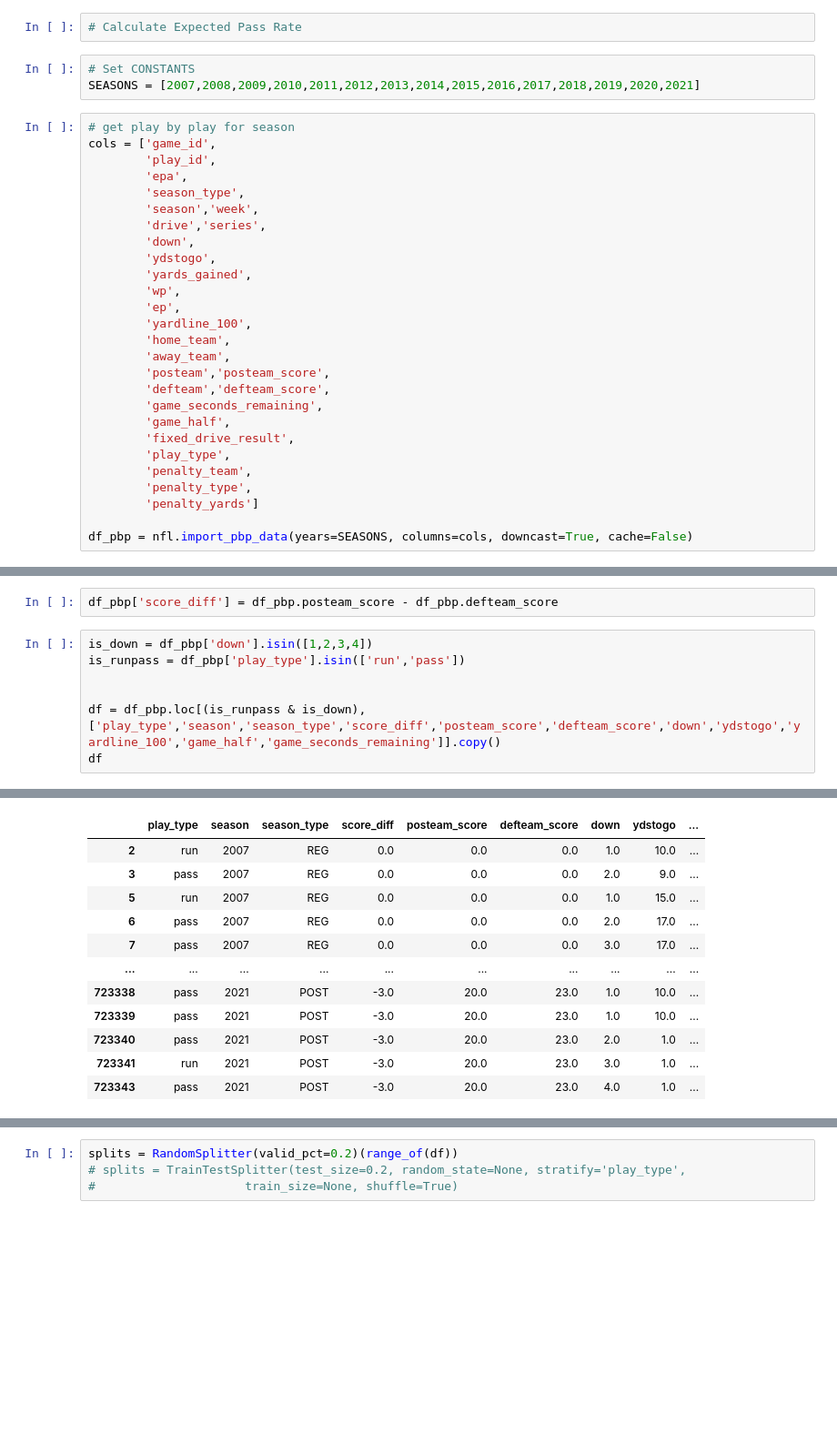
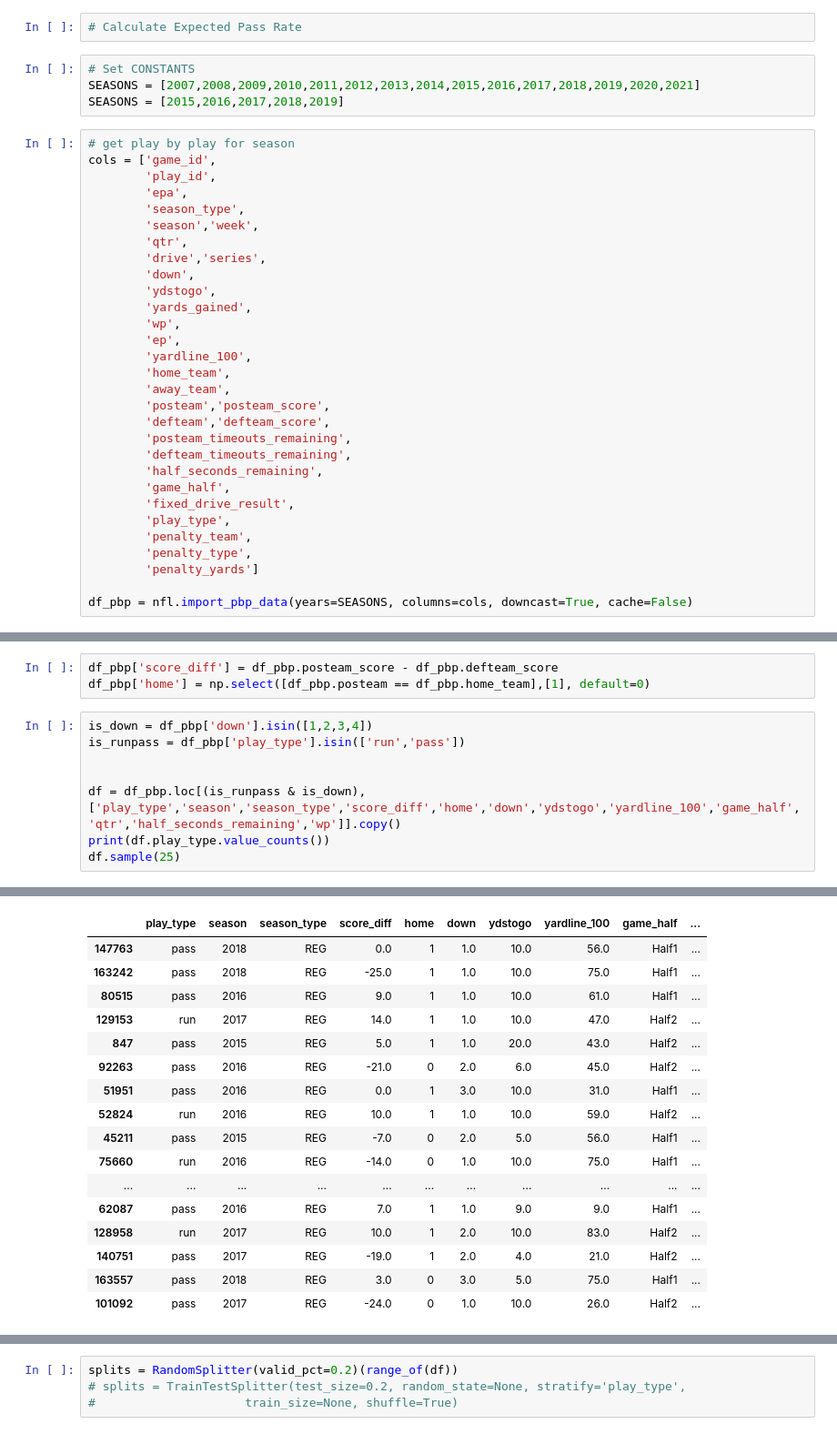
Before and after one commit to keeganheilman/fastbook, a Jupyter notebook: Lesson-1-personal_exercise.ipynb, the cells around one changed output, grey strips where cells are left out. Shown at 91% size. Cells and saved outputs as stored; diff of their text form; blank space fills up the shorter version.

```diff
--- a/Lesson-1-personal_exercise.ipynb
+++ b/Lesson-1-personal_exercise.ipynb
@@ -10,6 +10,7 @@ import pandas as pd
 # %%
 # Set CONSTANTS
 SEASONS = [2007,2008,2009,2010,2011,2012,2013,2014,2015,2016,2017,2018,2019,2020,2021]
+SEASONS = [2015,2016,2017,2018,2019]
 # %%
 # get play by play for season
 cols = ['game_id',
@@ -17,6 +18,7 @@ cols = ['game_id',
         'epa',
         'season_type',
         'season','week',
+        'qtr',
         'drive','series',
         'down',
         'ydstogo',
@@ -28,7 +30,9 @@ cols = ['game_id',
         'away_team',
         'posteam','posteam_score',
         'defteam','defteam_score',
-        'game_seconds_remaining',
+        'posteam_timeouts_remaining',
+        'defteam_timeouts_remaining',
+        'half_seconds_remaining',
         'game_half',
         'fixed_drive_result',
         'play_type',
@@ -56,11 +50,13 @@ df_pbp = nfl.import_pbp_data(years=SEASONS, columns=cols, downcast=True, cache=F
 Downcasting floats.
 # %%
 df_pbp['score_diff'] = df_pbp.posteam_score - df_pbp.defteam_score
+df_pbp['home'] = np.select([df_pbp.posteam == df_pbp.home_team],[1], default=0)
 # %%
 is_down = df_pbp['down'].isin([1,2,3,4])
 is_runpass = df_pbp['play_type'].isin(['run','pass'])
 
 
-df = df_pbp.loc[(is_runpass & is_down), ['play_type','season','season_type','score_diff','posteam_score','defteam_score','down','ydstogo','yardline_100','game_half','game_seconds_remaining']].copy()
-df
+df = df_pbp.loc[(is_runpass & is_down), ['play_type','season','season_type','score_diff','home','down','ydstogo','yardline_100','game_half','qtr','half_seconds_remaining','wp']].copy()
+print(df.play_type.value_counts())
+df.sample(25)
 # %% [output]
@@ -67,12 +66,17 @@ df
-|  | play_type | season | season_type | score_diff | posteam_score | defteam_score | down | ydstogo | ... |
-| 2 | run | 2007 | REG | 0.0 | 0.0 | 0.0 | 1.0 | 10.0 | ... |
-| 3 | pass | 2007 | REG | 0.0 | 0.0 | 0.0 | 2.0 | 9.0 | ... |
-| 5 | run | 2007 | REG | 0.0 | 0.0 | 0.0 | 1.0 | 15.0 | ... |
-| 6 | pass | 2007 | REG | 0.0 | 0.0 | 0.0 | 2.0 | 17.0 | ... |
-| 7 | pass | 2007 | REG | 0.0 | 0.0 | 0.0 | 3.0 | 17.0 | ... |
-| ... | ... | ... | ... | ... | ... | ... | ... | ... | ... |
-| 723338 | pass | 2021 | POST | -3.0 | 20.0 | 23.0 | 1.0 | 10.0 | ... |
-| 723339 | pass | 2021 | POST | -3.0 | 20.0 | 23.0 | 1.0 | 10.0 | ... |
-| 723340 | pass | 2021 | POST | -3.0 | 20.0 | 23.0 | 2.0 | 1.0 | ... |
-| 723341 | run | 2021 | POST | -3.0 | 20.0 | 23.0 | 3.0 | 1.0 | ... |
-| 723343 | pass | 2021 | POST | -3.0 | 20.0 | 23.0 | 4.0 | 1.0 | ... |
+|  | play_type | season | season_type | score_diff | home | down | ydstogo | yardline_100 | game_half | ... |
+| 147763 | pass | 2018 | REG | 0.0 | 1 | 1.0 | 10.0 | 56.0 | Half1 | ... |
+| 163242 | pass | 2018 | REG | -25.0 | 1 | 1.0 | 10.0 | 75.0 | Half1 | ... |
+| 80515 | pass | 2016 | REG | 9.0 | 1 | 1.0 | 10.0 | 61.0 | Half1 | ... |
+| 129153 | run | 2017 | REG | 14.0 | 1 | 1.0 | 10.0 | 47.0 | Half2 | ... |
+| 847 | pass | 2015 | REG | 5.0 | 1 | 1.0 | 20.0 | 43.0 | Half2 | ... |
+| 92263 | pass | 2016 | REG | -21.0 | 0 | 2.0 | 6.0 | 45.0 | Half2 | ... |
+| 51951 | pass | 2016 | REG | 0.0 | 1 | 3.0 | 10.0 | 31.0 | Half1 | ... |
+| 52824 | run | 2016 | REG | 10.0 | 1 | 1.0 | 10.0 | 59.0 | Half2 | ... |
+| 45211 | pass | 2015 | REG | -7.0 | 0 | 2.0 | 5.0 | 56.0 | Half1 | ... |
+| 75660 | run | 2016 | REG | -14.0 | 0 | 1.0 | 10.0 | 75.0 | Half1 | ... |
+| ... | ... | ... | ... | ... | ... | ... | ... | ... | ... | ... |
+| 62087 | pass | 2016 | REG | 7.0 | 1 | 1.0 | 9.0 | 9.0 | Half1 | ... |
+| 128958 | run | 2017 | REG | 10.0 | 1 | 2.0 | 10.0 | 83.0 | Half2 | ... |
+| 140751 | pass | 2017 | REG | -19.0 | 1 | 2.0 | 4.0 | 21.0 | Half2 | ... |
+| 163557 | pass | 2018 | REG | 3.0 | 0 | 3.0 | 5.0 | 75.0 | Half1 | ... |
+| 101092 | pass | 2017 | REG | -24.0 | 0 | 1.0 | 10.0 | 26.0 | Half2 | ... |
```
Also changed, not shown: parts of 20 cells of this notebook.
